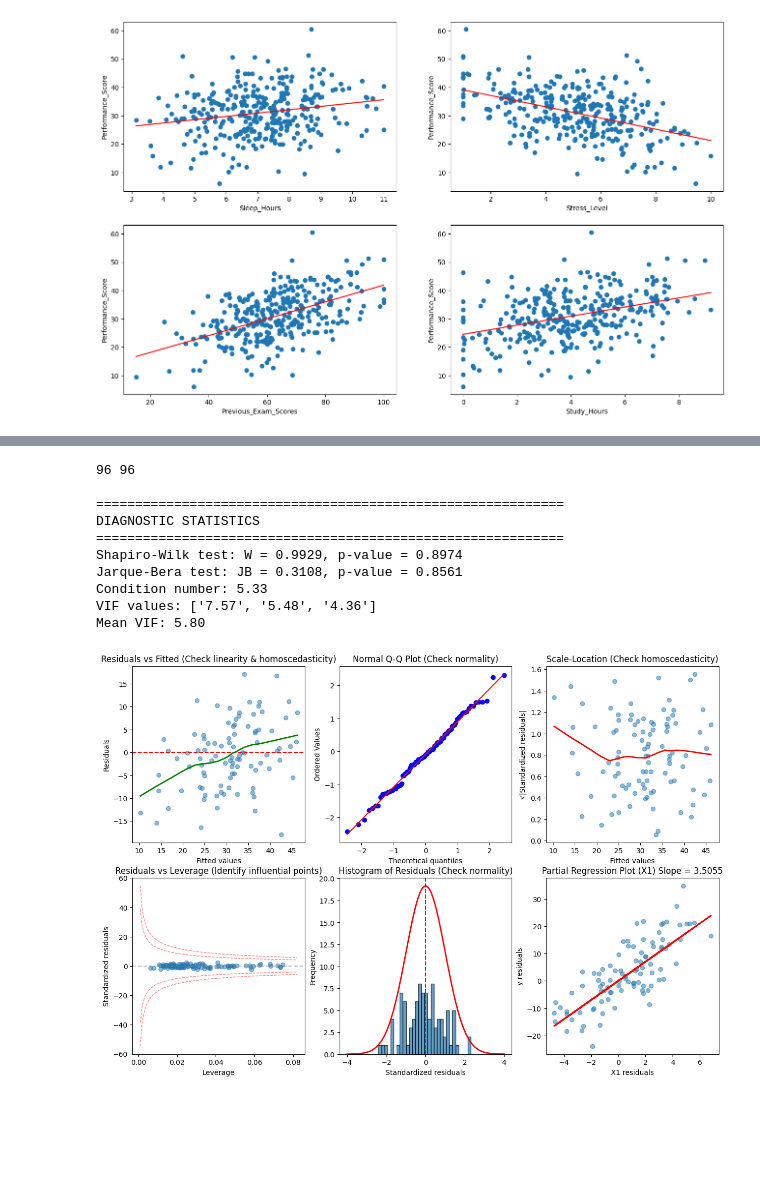
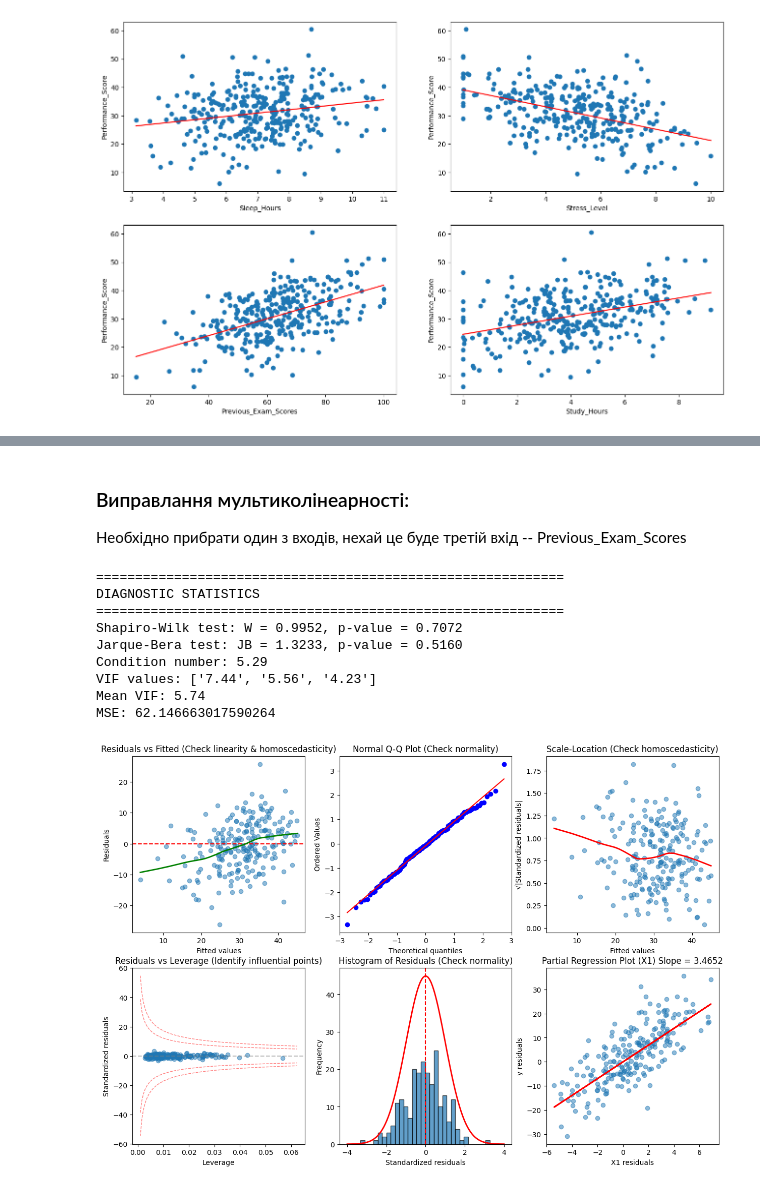
Before and after one commit to MINIAProgramStudio/ML_methods, a Jupyter notebook: Lab_1/lab1.ipynb, the cells around one changed output, grey strips where cells are left out. Cells and saved outputs as stored; diff of their text form; code cells hidden in the pictures; blank space fills up the shorter version.

```diff
--- a/Lab_1/lab1.ipynb
+++ b/Lab_1/lab1.ipynb
@@ -261,5 +261,5 @@ Text(0.5, 0, 'Study_Hours')
 X = df.drop('Performance_Score', axis=1)  # Features
 Y = df['Performance_Score']  # Target
 
-X_train, X_test, Y_train, Y_test = train_test_split(X, Y, test_size=0.7, random_state=1023)
+X_train, X_test, Y_train, Y_test = train_test_split(X, Y, test_size=0.3, random_state=1023)
 # %% [markdown]
@@ -455,14 +449,17 @@ Mean VIF: 8.94
+# %% [markdown]
+### Виправлання мультиколінеарності:
+Необхідно прибрати один з входів, нехай це буде третій вхід -- Previous_Exam_Scores
 # %%
 X_matrix = X_train.drop("Previous_Exam_Scores", axis = 1).to_numpy()
 Y_matrix = Y_train.to_numpy()
 
 X_t = np.transpose(X_matrix)
-B_matrix = np.matmul(np.matmul(np.linalg.matrix_power(np.matmul(X_t ,X_matrix), -1), X_t), Y_matrix)
+B_matrix = np.linalg.matrix_power(X_t @ X_matrix, -1) @ X_t @ Y_matrix
 
 y_pred = np.sum(B_matrix*X_matrix, axis = 1)
 residuals = y_pred - Y_matrix
 
-MSE = np.sum(np.power(residuals, 2))/(X_matrix.shape[0] - X_matrix.shape[1] - 1)
+MSE = np.mean(np.power(residuals, 2))
 sigma_hat = np.sqrt(MSE)
 
 # Create comprehensive diagnostic plots
@@ -498,7 +495,6 @@ axes[0, 2].set_title('Scale-Location (Check homoscedasticity)')
 # Calculate leverage (hat values)
 H = np.matmul(np.matmul(X_matrix, np.linalg.matrix_power(np.matmul(X_t ,X_matrix), -1)), X_t)
 leverage = np.diag(H)
-print(len(leverage), len(standardized_residuals))
 axes[1, 0].scatter(leverage, standardized_residuals, alpha=0.5)
 axes[1, 0].axhline(y=0, color='gray', linestyle='--', alpha=0.5)
 axes[1, 0].set_xlabel('Leverage')
@@ -543,39 +539,40 @@ axes[1, 2].set_title(f'Partial Regression Plot (X1) Slope = {partial_slope:.4f}'
 
 # Additional diagnostic statistics
 print("\n" + "="*60)
 print("DIAGNOSTIC STATISTICS")
 print("="*60)
 
 # Shapiro-Wilk test for normality
 shapiro_stat, shapiro_pvalue = stats.shapiro(residuals[:5000] if len(residuals) > 5000 else residuals)
 print(f"Shapiro-Wilk test: W = {shapiro_stat:.4f}, p-value = {shapiro_pvalue:.4f}")
 
 # Jarque-Bera test for normality
 jb_stat, jb_pvalue = stats.jarque_bera(residuals)
 print(f"Jarque-Bera test: JB = {jb_stat:.4f}, p-value = {jb_pvalue:.4f}")
 
 # Condition number (multicollinearity indicator)
 XtX = np.matmul(X_t, X_matrix)
 eigenvalues = np.linalg.eigvals(XtX)
 condition_number = np.sqrt(max(eigenvalues) / min(eigenvalues))
 print(f"Condition number: {condition_number:.2f}")
 
 # Mean VIF (only for predictors, not intercept)
 from statsmodels.stats.outliers_influence import variance_inflation_factor
 vif = [variance_inflation_factor(X_matrix, i) for i in range(0, k)]
 print(f"VIF values: {[f'{v:.2f}' for v in vif]}")
 print(f"Mean VIF: {np.mean(vif):.2f}")
+
+print("MSE:", MSE)
 pass
 # %% [output]
-96 96
-
 ============================================================
 DIAGNOSTIC STATISTICS
 ============================================================
-Shapiro-Wilk test: W = 0.9929, p-value = 0.8974
-Jarque-Bera test: JB = 0.3108, p-value = 0.8561
-Condition number: 5.33
-VIF values: ['7.57', '5.48', '4.36']
-Mean VIF: 5.80
+Shapiro-Wilk test: W = 0.9952, p-value = 0.7072
+Jarque-Bera test: JB = 1.3233, p-value = 0.5160
+Condition number: 5.29
+VIF values: ['7.44', '5.56', '4.23']
+Mean VIF: 5.74
+MSE: 62.146663017590264
-[figure, old version]
+[figure, new version]
 # %% [markdown]
```
Also changed, not shown: parts of 25 cells of this notebook.
